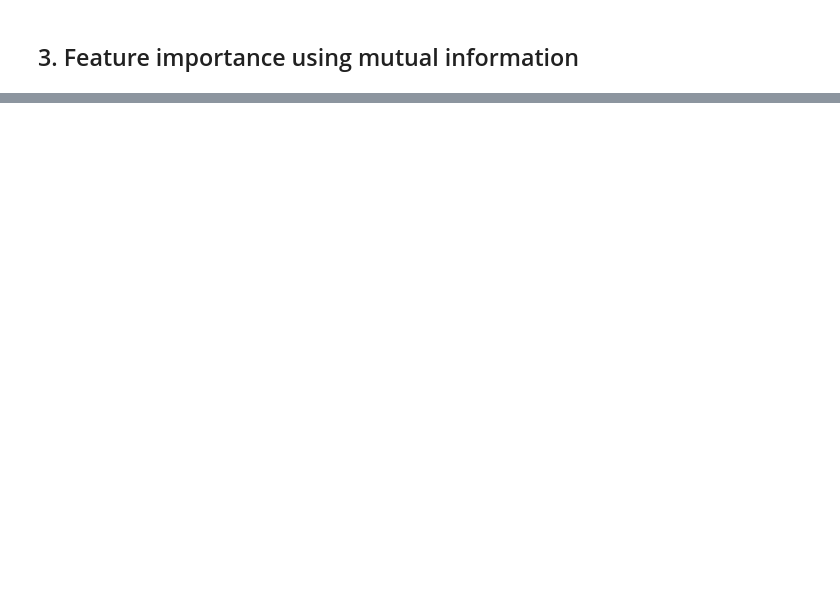
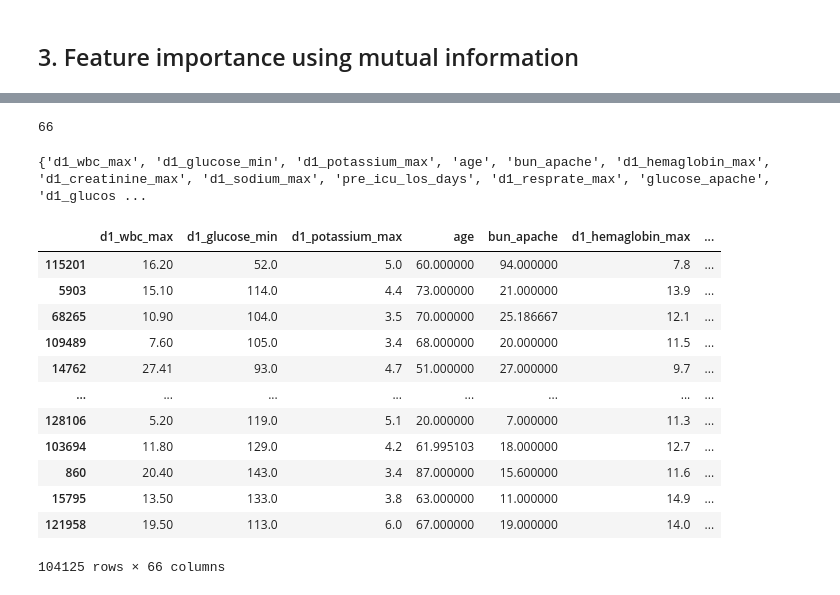
Before and after one commit to bvchand/Diabetes-detection-in-ICU-patients, a Jupyter notebook: diabetes_feature_selection_with_70_percent.ipynb, the cells around one changed output, grey strips where cells are left out. Saved outputs shown, nothing was run; the diff lists cells and outputs as text; code cells hidden in the pictures; blank space fills up the shorter version.

```diff
--- a/diabetes_feature_selection_with_70_percent.ipynb
+++ b/diabetes_feature_selection_with_70_percent.ipynb
@@ -297,2 +335,5 @@ relevant_features['diabetes_mellitus']
 # %%
-diabetes_cor.nlargest(10, ['diabetes_mellitus'])['diabetes_mellitus']
+diab_cor_features = diabetes_cor.nlargest(10, ['diabetes_mellitus'])['diabetes_mellitus']
+# %%
+diab_cor_features.drop('diabetes_mellitus', inplace=True)
+diab_cor_features
@@ -326,4 +386,4 @@ print(features_BE)
 feature_scores = mutual_info_classif(train_X, train_y, random_state=42)
 # %%
 mi_scores = pd.Series(feature_scores, index=train_X.columns)
-mi_scores.nlargest(10)
+mi_features = mi_scores.nlargest(10)
@@ -329,0 +404,27 @@ mi_scores.nlargest(10)
+# %%
+cum_features = set(features_BE) | set(diab_cor_features.index.tolist()) | set(mi_features.index.tolist())
+# %%
+len(cum_features)
+# %% [output]
+66
+# %%
+print(cum_features)
+# %% [output]
+{'d1_wbc_max', 'd1_glucose_min', 'd1_potassium_max', 'age', 'bun_apache', 'd1_hemaglobin_max', 'd1_creatinine_max', 'd1_sodium_max', 'pre_icu_los_days', 'd1_resprate_max', 'glucose_apache', 'd1_glucos ...
+# %%
+train_X_after_BE = KNN_imputed_trainX[cum_features]
+train_X_after_BE
+# %% [output]
+|  | d1_wbc_max | d1_glucose_min | d1_potassium_max | age | bun_apache | d1_hemaglobin_max | ... |
+| 115201 | 16.20 | 52.0 | 5.0 | 60.000000 | 94.000000 | 7.8 | ... |
+| 5903 | 15.10 | 114.0 | 4.4 | 73.000000 | 21.000000 | 13.9 | ... |
+| 68265 | 10.90 | 104.0 | 3.5 | 70.000000 | 25.186667 | 12.1 | ... |
+| 109489 | 7.60 | 105.0 | 3.4 | 68.000000 | 20.000000 | 11.5 | ... |
+| 14762 | 27.41 | 93.0 | 4.7 | 51.000000 | 27.000000 | 9.7 | ... |
+| ... | ... | ... | ... | ... | ... | ... | ... |
+| 128106 | 5.20 | 119.0 | 5.1 | 20.000000 | 7.000000 | 11.3 | ... |
+| 103694 | 11.80 | 129.0 | 4.2 | 61.995103 | 18.000000 | 12.7 | ... |
+| 860 | 20.40 | 143.0 | 3.4 | 87.000000 | 15.600000 | 11.6 | ... |
+| 15795 | 13.50 | 133.0 | 3.8 | 63.000000 | 11.000000 | 14.9 | ... |
+| 121958 | 19.50 | 113.0 | 6.0 | 67.000000 | 19.000000 | 14.0 | ... |
+104125 rows × 66 columns
```
Also changed, not shown: parts of 17 cells of this notebook.
